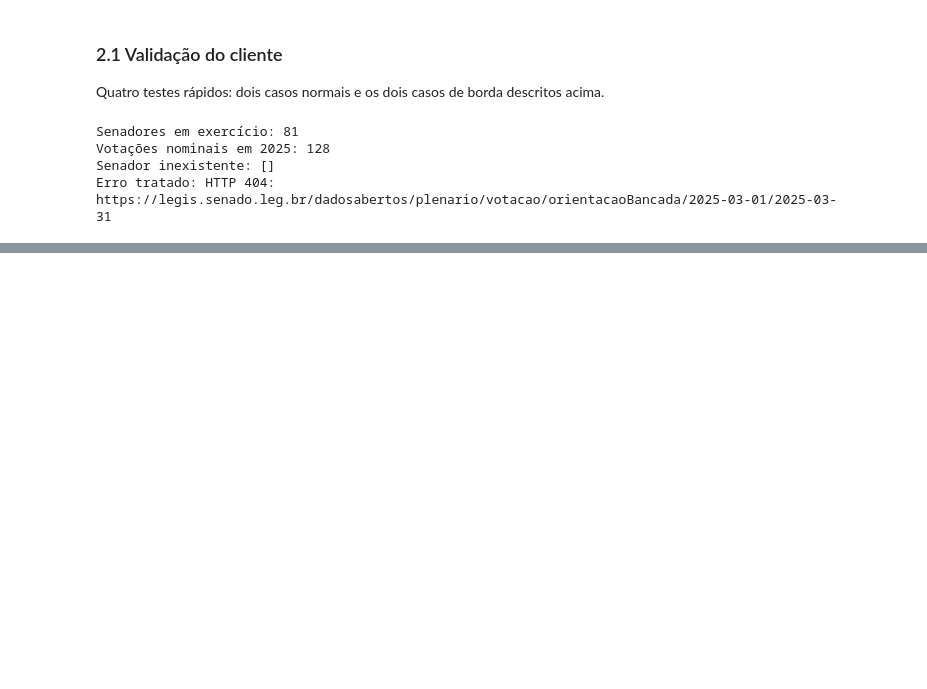
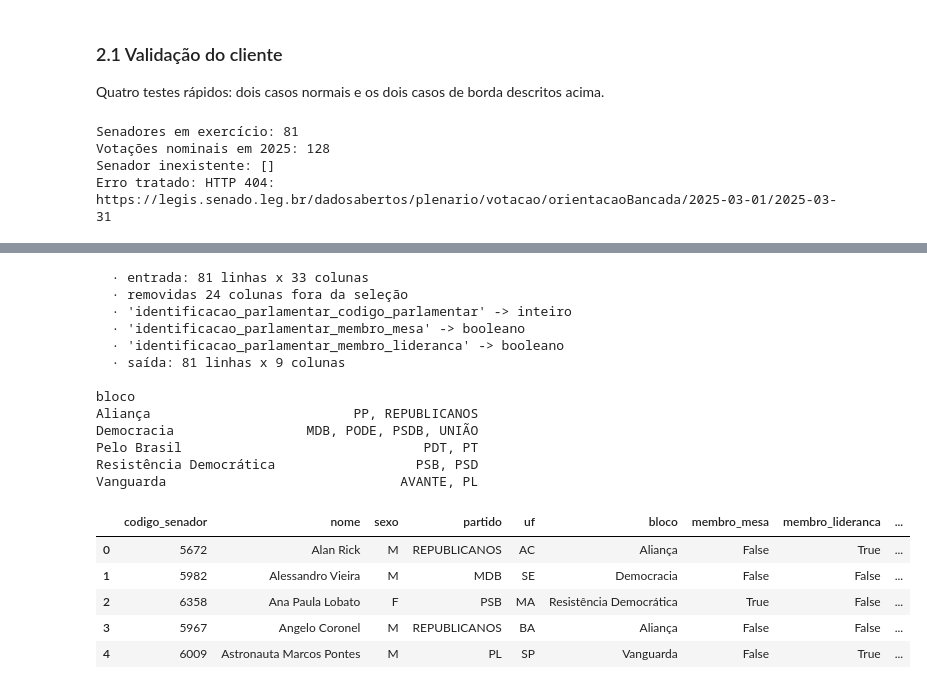
Before and after one commit to pedrob21/Aleon-Challenge, a Jupyter notebook: challenge.ipynb, the cells around one changed output, grey strips where cells are left out. Drawn from its saved outputs; the diff is of its cells as text; code cells hidden in the pictures; blank space fills up the shorter version.

```diff
--- a/challenge.ipynb
+++ b/challenge.ipynb
@@ -120,0 +413,51 @@ Erro tratado: HTTP 404: https://legis.senado.leg.br/dadosabertos/plenario/votaca
+# %%
+P = "identificacao_parlamentar_"
+COLUNAS_SENADOR: dict[str, str] = {
+    f"{P}codigo_parlamentar": "codigo_senador",
+    f"{P}nome_parlamentar": "nome",
+    f"{P}sexo_parlamentar": "sexo",
+    f"{P}sigla_partido_parlamentar": "partido",
+    f"{P}uf_parlamentar": "uf",
+    f"{P}bloco_nome_bloco": "bloco",
+    f"{P}membro_mesa": "membro_mesa",
+    f"{P}membro_lideranca": "membro_lideranca",
+    "mandato_descricao_participacao": "participacao",  # titular ou suplente
+}
+
+senadores, relatorio = limpar(pd.json_normalize(senadores_raw), selecionar=list(COLUNAS_SENADOR),
+                              renomear=COLUNAS_SENADOR, chave_duplicata=[f"{P}codigo_parlamentar"])
+mostrar(relatorio)
+
+# regras do domínio
+senadores["sexo"] = senadores["sexo"].map({"Masculino": "M", "Feminino": "F"})
+senadores["bloco"] = (senadores["bloco"].str.removeprefix("Bloco Parlamentar ")   # nome curto do bloco
+                      .str.removeprefix("da ").str.removeprefix("do "))
+
+com_bloco = senadores.dropna(subset=["bloco"])
+blocos_por_partido = com_bloco.groupby("partido")["bloco"].nunique()
+if (blocos_por_partido > 1).any():  # premissa: cada partido está em um único bloco
+    log.warning("Partidos em mais de um bloco: %s", list(blocos_por_partido[blocos_por_partido > 1].index))
+PARTIDO_BLOCO: dict[str, str] = com_bloco.groupby("partido")["bloco"].agg(lambda s: s.mode()[0]).to_dict()
+
+print(com_bloco.groupby("bloco")["partido"].agg(lambda s: ", ".join(sorted(set(s)))).to_string(), end="\n\n")
+senadores.head()
+# %% [output]
+  · entrada: 81 linhas x 33 colunas
+  · removidas 24 colunas fora da seleção
+  · 'identificacao_parlamentar_codigo_parlamentar' -> inteiro
+  · 'identificacao_parlamentar_membro_mesa' -> booleano
+  · 'identificacao_parlamentar_membro_lideranca' -> booleano
+  · saída: 81 linhas x 9 colunas
+
+bloco
+Aliança                          PP, REPUBLICANOS
+Democracia                 MDB, PODE, PSDB, UNIÃO
+Pelo Brasil                               PDT, PT
+Resistência Democrática                  PSB, PSD
+Vanguarda                              AVANTE, PL
+|  | codigo_senador | nome | sexo | partido | uf | bloco | membro_mesa | membro_lideranca | ... |
+| 0 | 5672 | Alan Rick | M | REPUBLICANOS | AC | Aliança | False | True | ... |
+| 1 | 5982 | Alessandro Vieira | M | MDB | SE | Democracia | False | False | ... |
+| 2 | 6358 | Ana Paula Lobato | F | PSB | MA | Resistência Democrática | True | False | ... |
+| 3 | 5967 | Angelo Coronel | M | REPUBLICANOS | BA | Aliança | False | False | ... |
+| 4 | 6009 | Astronauta Marcos Pontes | M | PL | SP | Vanguarda | False | True | ... |
```
Also changed, not shown: parts of 21 cells of this notebook.
